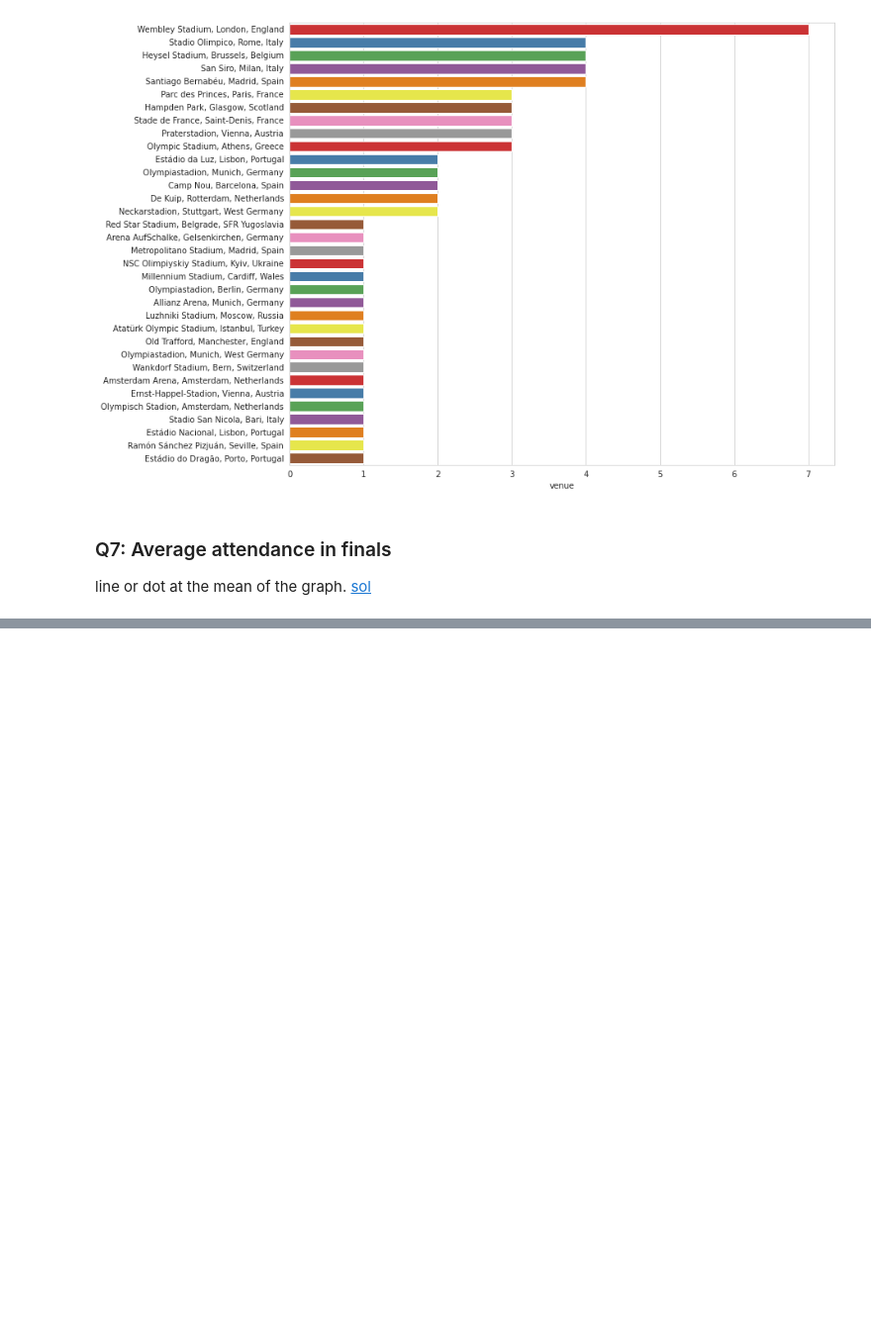
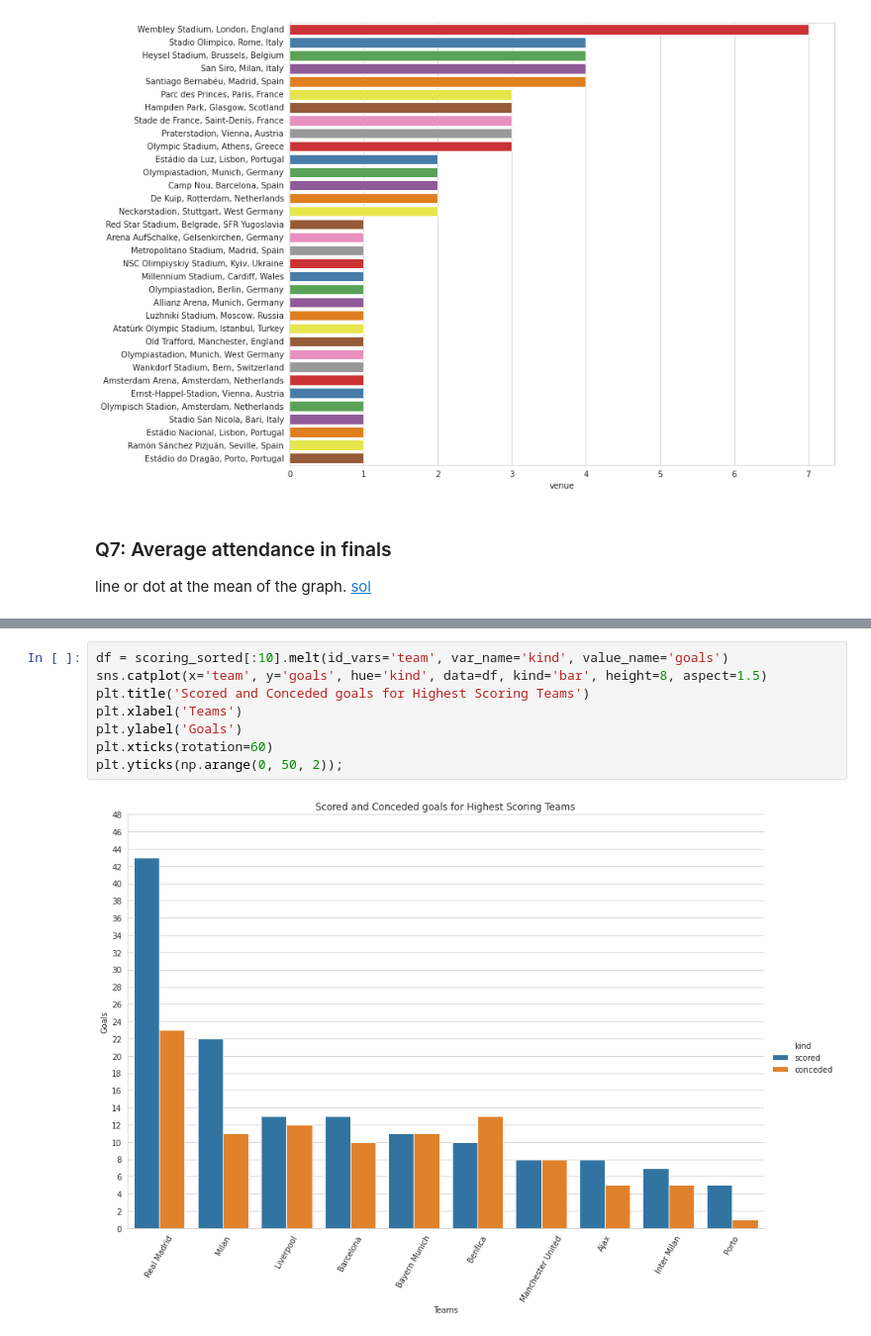
Before and after one commit to O-Hatem/My-Journey, a Jupyter notebook: _notebooks/2022-06-09-Champions-league-finals.ipynb, the cells around one changed output, grey strips where cells are left out. Shown at 99% size. Cells and saved outputs as stored; diff of their text form; blank space fills up the shorter version.

```diff
--- a/_notebooks/2022-06-09-Champions-league-finals.ipynb
+++ b/_notebooks/2022-06-09-Champions-league-finals.ipynb
@@ -302,0 +330,10 @@ plt.axvline(attendance_mean, c='k');
+# %%
+df = scoring_sorted[:10].melt(id_vars='team', var_name='kind', value_name='goals')
+sns.catplot(x='team', y='goals', hue='kind', data=df, kind='bar', height=8, aspect=1.5)
+plt.title('Scored and Conceded goals for Highest Scoring Teams')
+plt.xlabel('Teams')
+plt.ylabel('Goals')
+plt.xticks(rotation=60)
+plt.yticks(np.arange(0, 50, 2));
+# %% [output]
+[figure, added]
```
Also changed, not shown: parts of 9 cells of this notebook.
